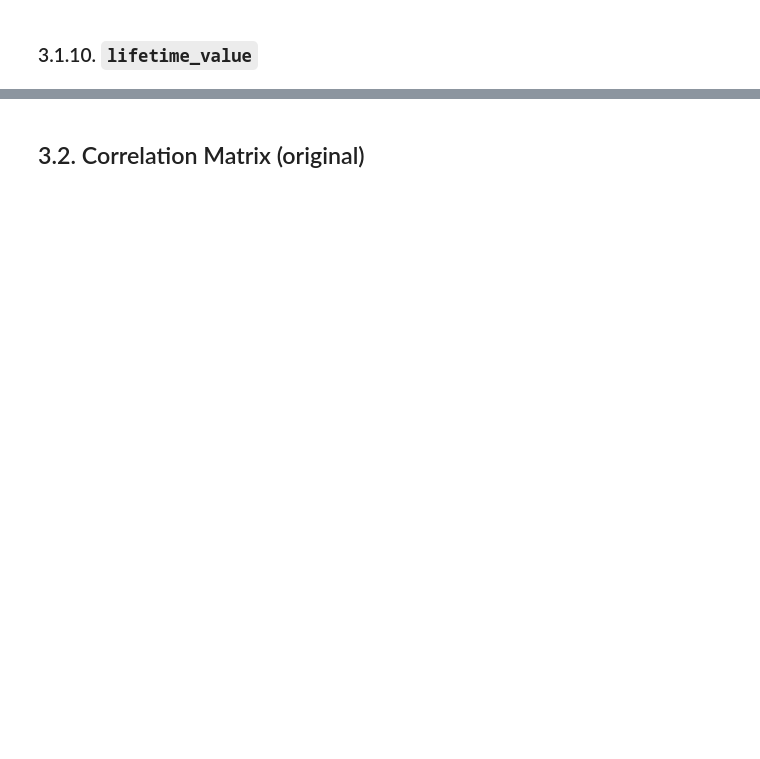
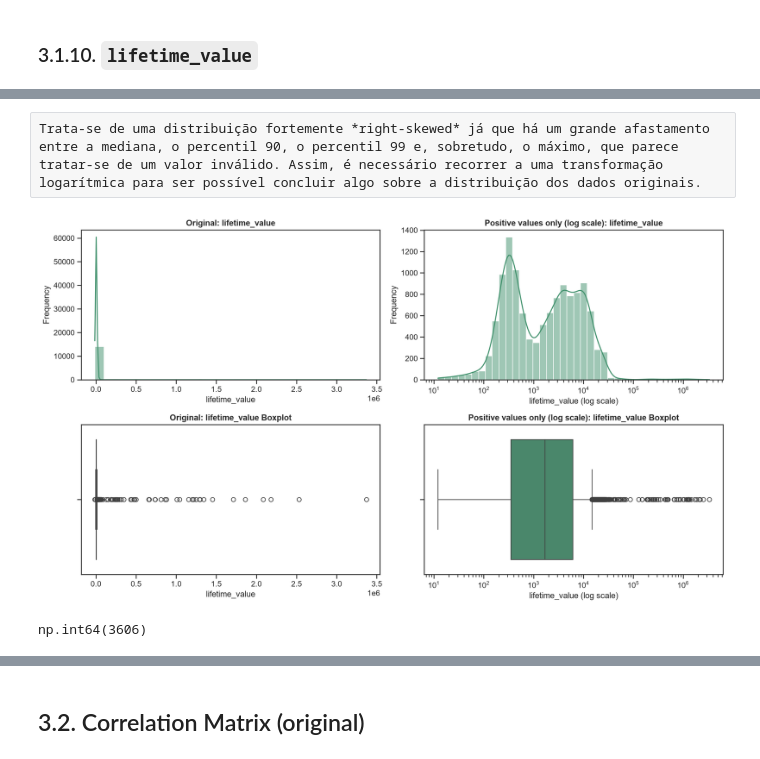
Before and after one commit to saradfalves/DM_Group20, a Jupyter notebook: notebooks/Group20_EDA_Code - editado.ipynb, the cells around one changed output, grey strips where cells are left out. Drawn from its saved outputs; the diff is of its cells as text; code cells hidden in the pictures; blank space fills up the shorter version.

```diff
--- a/notebooks/Group20_EDA_Code - editado.ipynb
+++ b/notebooks/Group20_EDA_Code - editado.ipynb
@@ -687,34 +733,39 @@ For this variable we filtered out the values that are => 0, since they are impos
+# %% [raw]
+Trata-se de uma distribuição fortemente *right-skewed* já que há um grande afastamento entre a mediana, o percentil 90, o percentil 99 e, sobretudo, o máximo, que parece tratar-se de um valor inválido. Assim, é necessário recorrer a uma transformação logarítmica para ser possível concluir algo sobre a distribuição dos dados originais.
 # %%
 #melhorar visualização
 subplot_figsize = (14, 8)
 
 with sns.axes_style("ticks"):
     fig, axes = plt.subplots(
         2, # nrows
         2, # ncols
         figsize=subplot_figsize)
 
-df_recency_clean = df_nodups[df_nodups["lifetime_value"] >= 0]
+df_ltv_pos = df_nodups[df_nodups["lifetime_value"] > 0]
 
 sns.histplot(df_nodups["lifetime_value"].dropna(), bins=30, color=main_color, kde=True, ax=axes[0, 0])
-sns.histplot(df_recency_clean["lifetime_value"].dropna(), bins=30, color=main_color, kde=True, ax=axes[0, 1])
+sns.histplot(df_ltv_pos["lifetime_value"], bins=40, log_scale=True, color=main_color, kde=True, ax=axes[0, 1])
 
 sns.boxplot(x=df_nodups["lifetime_value"], color=main_color, ax=axes[1, 0])
-sns.boxplot(x=df_recency_clean["lifetime_value"], color=main_color, ax=axes[1, 1])
+sns.boxplot(x=df_ltv_pos["lifetime_value"], color=main_color, ax=axes[1, 1])
+axes[1, 1].set_xscale("log")
 
 axes[0, 0].set_title('Original: lifetime_value', fontweight="bold")
 axes[0, 0].set_xlabel('lifetime_value')
 axes[0, 0].set_ylabel('Frequency')
 
-axes[0, 1].set_title('Filtered (>= 0): lifetime_value', fontweight="bold")
-axes[0, 1].set_xlabel('lifetime_value')
+axes[0, 1].set_title('Positive values only (log scale): lifetime_value', fontweight="bold")
+axes[0, 1].set_xlabel('lifetime_value (log scale)')
 axes[0, 1].set_ylabel('Frequency')
 
-axes[1, 0].set_title('Original: lifetime_value', fontweight="bold")
+axes[1, 0].set_title('Original: lifetime_value Boxplot', fontweight="bold")
 axes[1, 0].set_xlabel('lifetime_value')
 
-axes[1, 1].set_title('Filtered (>= 0): lifetime_value', fontweight="bold")
-axes[1, 1].set_xlabel('lifetime_value')
+axes[1, 1].set_title('Positive values only (log scale): lifetime_value Boxplot', fontweight="bold")
+axes[1, 1].set_xlabel('lifetime_value (log scale)')
 
 plt.tight_layout()
 plt.show()
+# %% [output]
+[figure, added]
@@ -762,0 +772,4 @@ plt.show()
+# %%
+(df["lifetime_value"]>5.061540e+03).sum()
+# %% [output]
+np.int64(3606)
```
Also changed, not shown: parts of 26 cells of this notebook.
